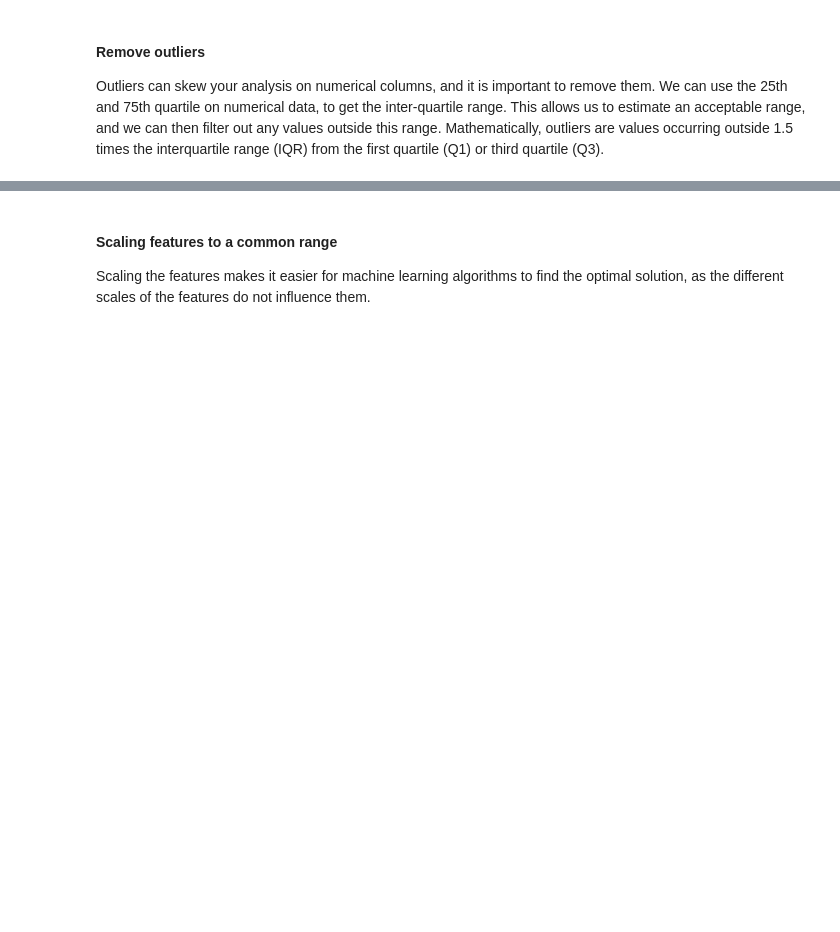
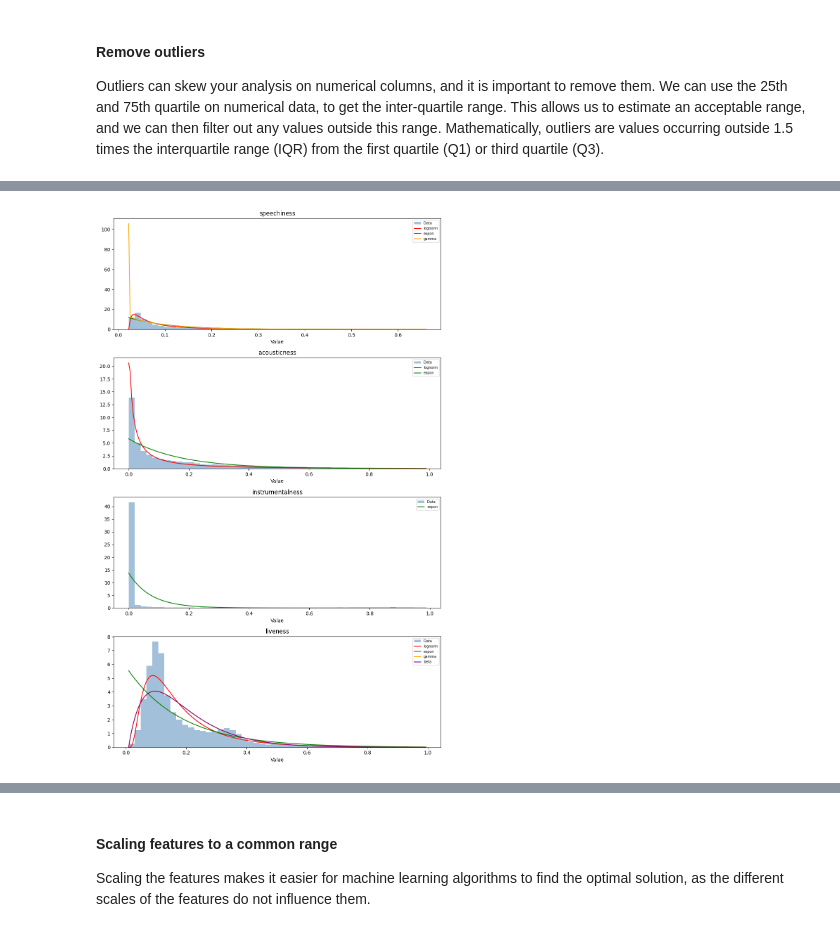
Before and after one commit to TempeHS/2026SE_MLOPSTask_Xavier.P, a Jupyter notebook: 2.Model_Development/2.1.Data_Wrangling/2.1.2.data_wrangling.ipynb, the cells around one changed output, grey strips where cells are left out. Saved outputs shown, nothing was run; the diff lists cells and outputs as text; code cells hidden in the pictures; blank space fills up the shorter version.

```diff
--- a/2.Model_Development/2.1.Data_Wrangling/2.1.2.data_wrangling.ipynb
+++ b/2.Model_Development/2.1.Data_Wrangling/2.1.2.data_wrangling.ipynb
@@ -230 +365,53 @@ Outliers can skew your analysis on numerical columns, and it is important to rem
+# %%
+# Distribution fitting for skewed columns
+import warnings
+from scipy import stats
+
+skewed_cols = ["speechiness", "acousticness", "instrumentalness", "liveness", ]
+
+distributions = [
+    stats.lognorm,
+    stats.expon,
+    stats.gamma,
+    stats.beta,
+]
+
+fig, axes = plt.subplots(
+    nrows=len(skewed_cols), ncols=1, figsize=(10, len(skewed_cols) * 4)
+)
+
+for i, col in enumerate(skewed_cols):
+    data = data_frame[col].dropna()
+
+    # Histogram
+    axes[i].hist(
+        data, bins=50, density=True, alpha=0.5, color="steelblue", label="Data"
+    )
+
+    x = np.linspace(data.min(), data.max(), 200)
+
+    # Fit and plot each distribution
+    colors = ["red", "green", "orange", "purple"]
+    for dist, color in zip(distributions, colors):
+        try:
+            with warnings.catch_warnings():
+                warnings.simplefilter("ignore")
+                params = dist.fit(data)
+                pdf_values = dist.pdf(x, *params)
+                # Only plot if the result is finite and reasonable
+                if np.all(np.isfinite(pdf_values)) and np.max(pdf_values) < 1000:
+                    axes[i].plot(
+                        x, pdf_values, color=color, linewidth=1.5, label=dist.name
+                    )
+        except Exception:
+            pass
+
+    axes[i].set_title(col)
+    axes[i].set_xlabel("Value")
+    axes[i].legend(fontsize=7)
+
+plt.tight_layout()
+plt.show()
+# %% [output]
+[figure, added]
 # %%
```
Also changed, not shown: parts of 11 cells of this notebook, 1 other file.
